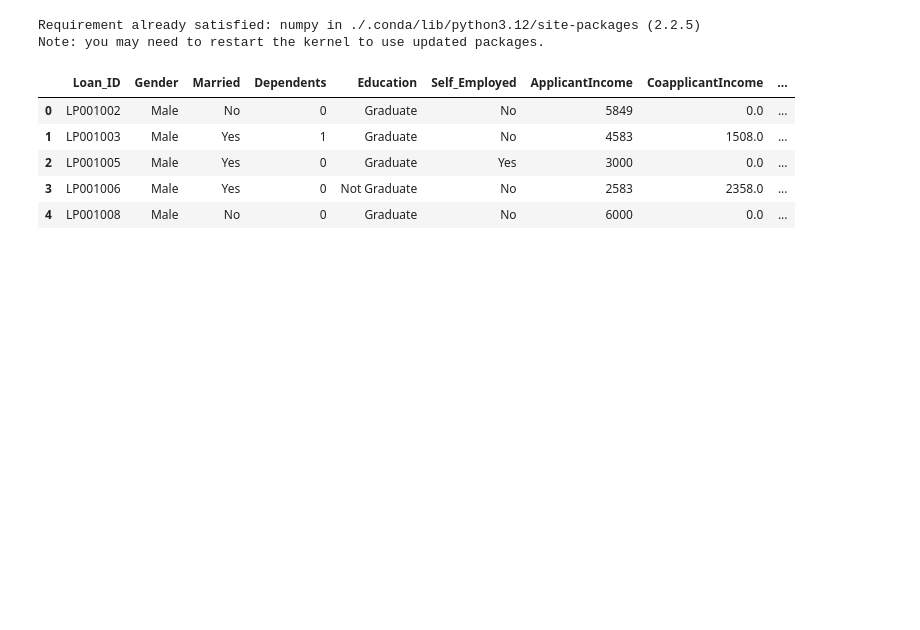
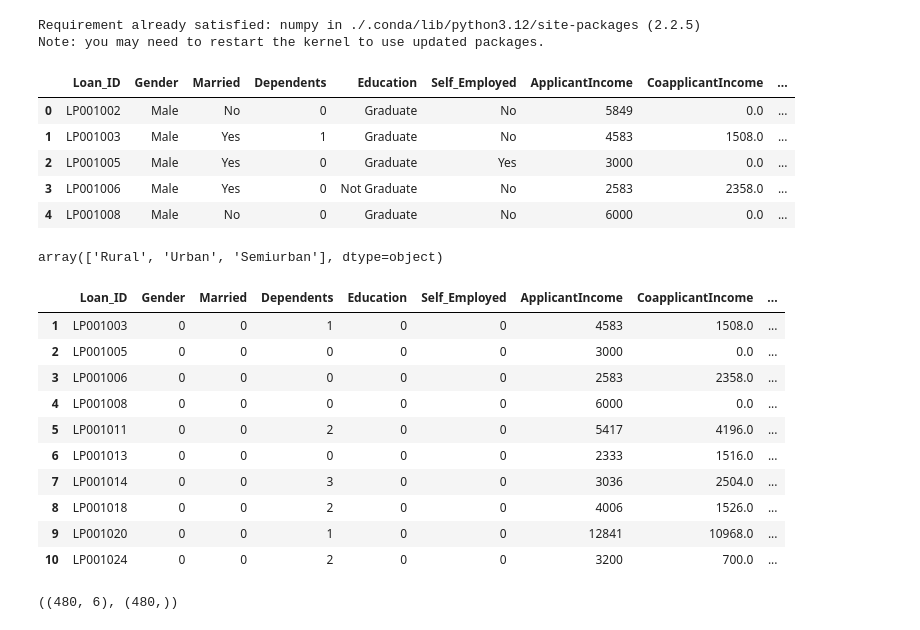
Before and after one commit to Dhingra93/mlops_Flask, a Jupyter notebook: model_train.ipynb, the cells around one changed output. Cells and saved outputs as stored; diff of their text form; code cells hidden in the pictures; blank space fills up the shorter version.

```diff
--- a/model_train.ipynb
+++ b/model_train.ipynb
@@ -40,7 +29,38 @@ df.head(5)
 | 4 | LP001008 | Male | No | 0 | Graduate | No | 6000 | 0.0 | ... |
 # %%
 df.dropna(inplace=True)
+# %%
+df.Property_Area.unique()
+# %% [output]
+array(['Rural', 'Urban', 'Semiurban'], dtype=object)
 # %%
 df['Gender']=df['Gender'].apply(lambda x: 1 if x=='Male' else 0)
 df['Self_Employed']=df['Self_Employed'].apply(lambda x: 1 if x=='Yes' else 0)
 df['Education']=df['Education'].apply(lambda x: 1 if x=='Graduate' else 0)
+df['Married']=df.Married.apply(lambda x:1 if x=='Married' else 0)
+df.Property_Area=df.Property_Area.apply(lambda x:1 if x=='Rural' else (2 if x=='Urban' else 0) )
+# %%
+df.Dependents=df.Dependents.apply(lambda x:3 if x=='3+' else x)
+# %%
+df.head(10)
+# %% [output]
+|  | Loan_ID | Gender | Married | Dependents | Education | Self_Employed | ApplicantIncome | CoapplicantIncome | ... |
+| 1 | LP001003 | 0 | 0 | 1 | 0 | 0 | 4583 | 1508.0 | ... |
+| 2 | LP001005 | 0 | 0 | 0 | 0 | 0 | 3000 | 0.0 | ... |
+| 3 | LP001006 | 0 | 0 | 0 | 0 | 0 | 2583 | 2358.0 | ... |
+| 4 | LP001008 | 0 | 0 | 0 | 0 | 0 | 6000 | 0.0 | ... |
+| 5 | LP001011 | 0 | 0 | 2 | 0 | 0 | 5417 | 4196.0 | ... |
+| 6 | LP001013 | 0 | 0 | 0 | 0 | 0 | 2333 | 1516.0 | ... |
+| 7 | LP001014 | 0 | 0 | 3 | 0 | 0 | 3036 | 2504.0 | ... |
+| 8 | LP001018 | 0 | 0 | 2 | 0 | 0 | 4006 | 1526.0 | ... |
+| 9 | LP001020 | 0 | 0 | 1 | 0 | 0 | 12841 | 10968.0 | ... |
+| 10 | LP001024 | 0 | 0 | 2 | 0 | 0 | 3200 | 700.0 | ... |
+# %%
+train_df=df.dropna()
+
+X=train_df[['Gender','Married','Dependents','ApplicantIncome','LoanAmount','Credit_History']]
+y=train_df.Loan_Status
+
+X.shape,y.shape
+# %% [output]
+((480, 6), (480,))
```
Also changed, not shown: parts of 5 cells of this notebook, 2 other files.
